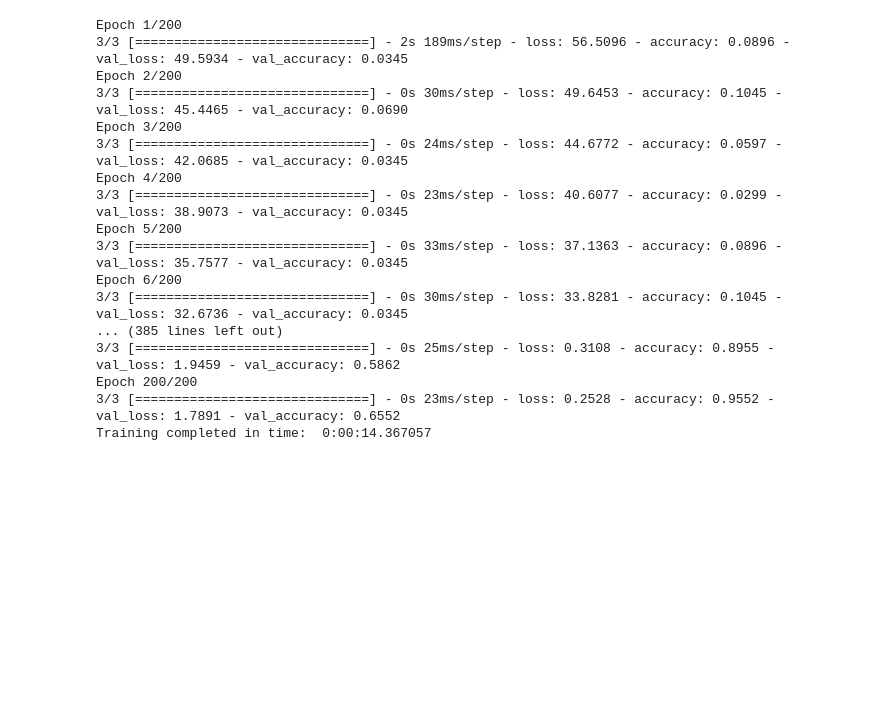
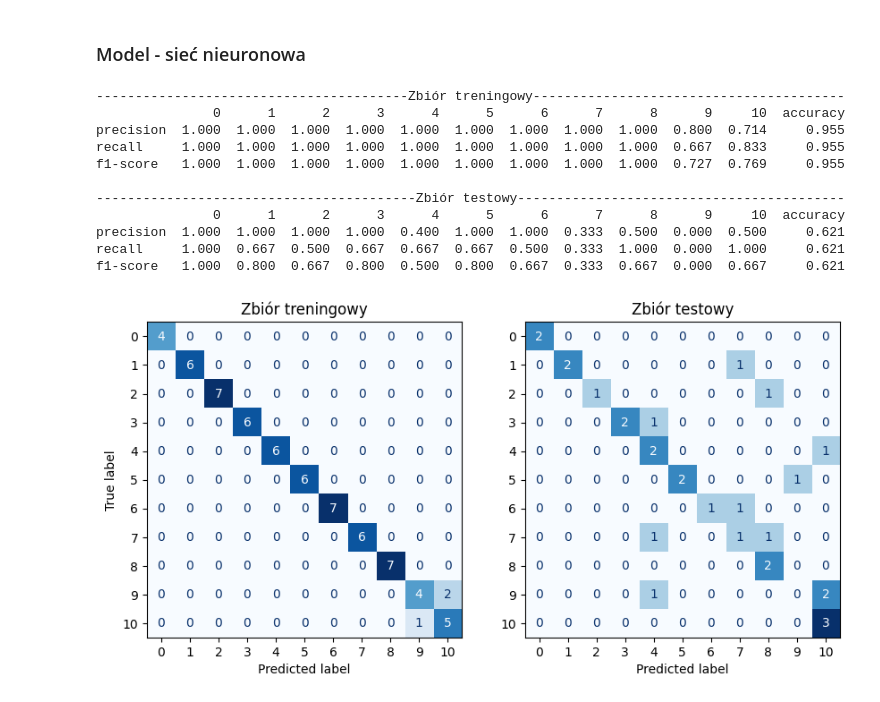
Before and after one commit to zakrzewow/aipd1, a Jupyter notebook: Project3.ipynb, the cells around one changed output. Drawn from its saved outputs; the diff is of its cells as text; code cells hidden in the pictures; blank space fills up the shorter version.

```diff
--- a/Project3.ipynb
+++ b/Project3.ipynb
@@ -97,47 +73,39 @@ plt.show()
+# %% [markdown]
+### Model - sieć nieuronowa
 # %%
-### Split the dataset into independent and dependent dataset
-X = np.array(extracted_features_df['feature'].tolist())
-y = np.array(extracted_features_df['class'].tolist())
-### Label Encoding -> Label Encoder
-labelencoder=LabelEncoder()
-y=to_categorical(labelencoder.fit_transform(y))
-### Train Test Split
-X_train, X_test, y_train, y_test = train_test_split(X, y, test_size=0.3, random_state=0,stratify=y)
+tensorflow.keras.utils.set_random_seed(1)
 
-#tworzenie model
-num_labels=y.shape[1]
-model=Sequential()
+# kodowanie one-hot 'y'
+labelencoder = LabelEncoder()
+y_encoded = to_categorical(labelencoder.fit_transform(y))
+X_train, X_test, y_train, y_test = train_test_split(X, y_encoded, test_size=0.3, random_state=0, stratify=y_encoded)
+
+# tworzenie modelu
+num_labels = y_encoded.shape[1]
+model = Sequential()
 model.add(Dense(30, input_shape=(40,)))
 model.add(Activation('relu'))
 model.add(Dense(num_labels))
 model.add(Activation('softmax'))
-
 model.compile(loss='categorical_crossentropy', metrics=['accuracy'], optimizer='adam')
 
-## Trianing my model
+# trenowanie modelu
 num_epochs = 200
-# num_batch_size = 4
-# checkpointer = ModelCheckpoint(filepath='./audio_classification.hdf5',
-                              #  verbose=1, save_best_only=True)
-start = datetime.now()
-model.fit(X_train, y_train, epochs=num_epochs, validation_data=(X_test, y_test), verbose=1)
-duration = datetime.now() - start
-print("Training completed in time: ", duration)
+
+model.fit(X_train, y_train, epochs=num_epochs, validation_data=(X_test, y_test), verbose=0)
+
+# wyniki
+predictApp.print_precision_recall_report(model, X_train, y_train, X_test, y_test, verbose=0)
 # %% [output]
-Epoch 1/200
-3/3 [==============================] - 2s 189ms/step - loss: 56.5096 - accuracy: 0.0896 - val_loss: 49.5934 - val_accuracy: 0.0345
-Epoch 2/200
-3/3 [==============================] - 0s 30ms/step - loss: 49.6453 - accuracy: 0.1045 - val_loss: 45.4465 - val_accuracy: 0.0690
-Epoch 3/200
-3/3 [==============================] - 0s 24ms/step - loss: 44.6772 - accuracy: 0.0597 - val_loss: 42.0685 - val_accuracy: 0.0345
-Epoch 4/200
-3/3 [==============================] - 0s 23ms/step - loss: 40.6077 - accuracy: 0.0299 - val_loss: 38.9073 - val_accuracy: 0.0345
-Epoch 5/200
-3/3 [==============================] - 0s 33ms/step - loss: 37.1363 - accuracy: 0.0896 - val_loss: 35.7577 - val_accuracy: 0.0345
-Epoch 6/200
-3/3 [==============================] - 0s 30ms/step - loss: 33.8281 - accuracy: 0.1045 - val_loss: 32.6736 - val_accuracy: 0.0345
-... (385 lines left out)
-3/3 [==============================] - 0s 25ms/step - loss: 0.3108 - accuracy: 0.8955 - val_loss: 1.9459 - val_accuracy: 0.5862
-Epoch 200/200
-3/3 [==============================] - 0s 23ms/step - loss: 0.2528 - accuracy: 0.9552 - val_loss: 1.7891 - val_accuracy: 0.6552
-Training completed in time:  0:00:14.367057
+----------------------------------------Zbiór treningowy----------------------------------------
+               0      1      2      3      4      5      6      7      8      9     10  accuracy
+precision  1.000  1.000  1.000  1.000  1.000  1.000  1.000  1.000  1.000  0.800  0.714     0.955
+recall     1.000  1.000  1.000  1.000  1.000  1.000  1.000  1.000  1.000  0.667  0.833     0.955
+f1-score   1.000  1.000  1.000  1.000  1.000  1.000  1.000  1.000  1.000  0.727  0.769     0.955
+
+-----------------------------------------Zbiór testowy------------------------------------------
+               0      1      2      3      4      5      6      7      8      9     10  accuracy
+precision  1.000  1.000  1.000  1.000  0.400  1.000  1.000  0.333  0.500  0.000  0.500     0.621
+recall     1.000  0.667  0.500  0.667  0.667  0.667  0.500  0.333  1.000  0.000  1.000     0.621
+f1-score   1.000  0.800  0.667  0.800  0.500  0.800  0.667  0.333  0.667  0.000  0.667     0.621
+[figure, added]
```
Also changed, not shown: parts of 22 cells of this notebook, 3 other files.
